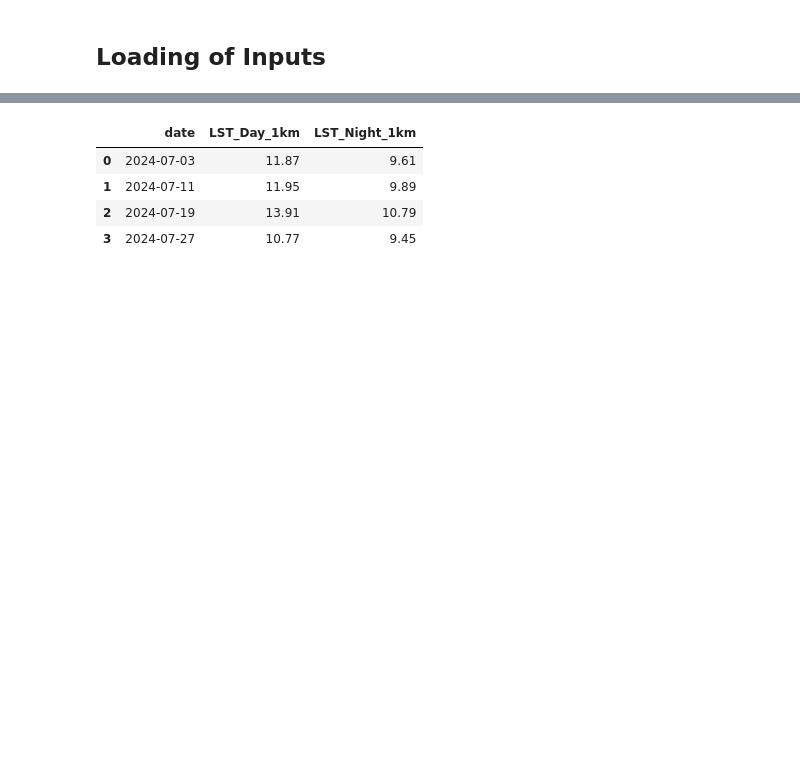
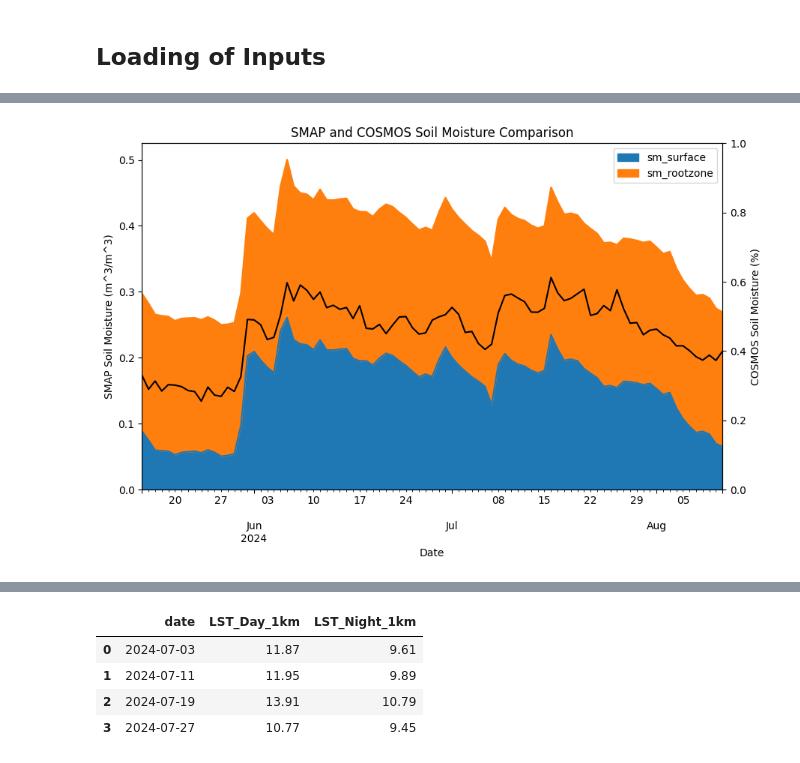
Before and after one commit to top-data/Soil_moisture, a Jupyter notebook: SM_inputs4model_updated_satellites.ipynb, the cells around one changed output, grey strips where cells are left out. Cells and saved outputs as stored; diff of their text form; code cells hidden in the pictures; blank space fills up the shorter version.

```diff
--- a/SM_inputs4model_updated_satellites.ipynb
+++ b/SM_inputs4model_updated_satellites.ipynb
@@ -453,3 +523,27 @@ smap_df.tail()
+# %%
+# prompt: plot a stacked area chart to show sm_surface and sm_rootzone along with a line diagram with black for SOIL_MOISTURE_percent  vs date from merged_df with single y-axis
+
+import matplotlib.pyplot as plt
+# Plotting the stacked area chart and line diagram
+fig, ax = plt.subplots(figsize=(10, 6))
+
+# Stacked area chart for sm_surface and sm_rootzone
+merged_df[['sm_surface', 'sm_rootzone']].plot.area(ax=ax, stacked=True)
+
+# Line diagram for SOIL_MOISTURE_percent
+ax2 = ax.twinx()
+merged_df['SOIL_MOISTURE_percent'].plot(ax=ax, color='black')
+
+# Set labels and title
+ax.set_xlabel('Date')
+ax.set_ylabel('SMAP Soil Moisture (m^3/m^3)')
+ax2.set_ylabel('COSMOS Soil Moisture (%)')
+plt.title('SMAP and COSMOS Soil Moisture Comparison')
+
+# Display the plot
+plt.show()
+# %% [output]
+[figure, added]
 # %%
 # plot a stacked area chart to show sm_surface and sm_rootzone vs date
 import pandas as pd
```
Also changed, not shown: parts of 6 cells of this notebook.
